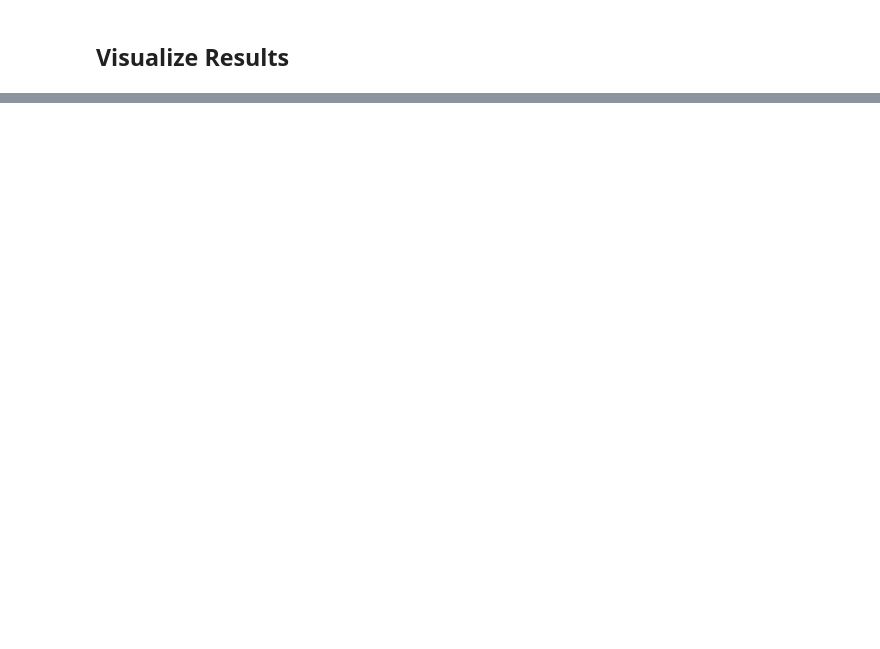
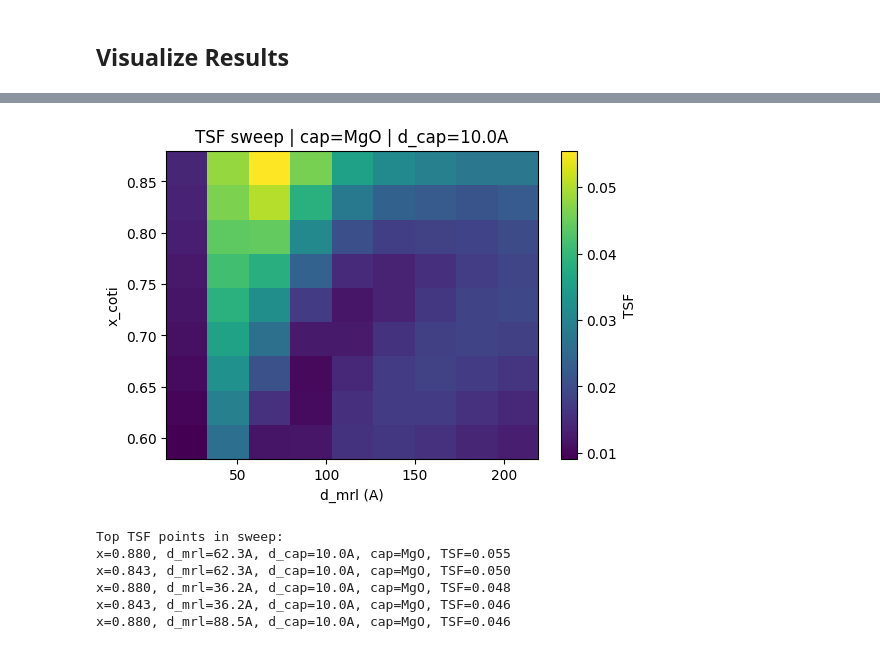
Before and after one commit to majkolla/Optimization-of-Magnetic-Reference-Layer, a Jupyter notebook: src/Notebooks/Solver.ipynb, the cells around one changed output, grey strips where cells are left out. Cells and saved outputs as stored; diff of their text form; code cells hidden in the pictures; blank space fills up the shorter version.

```diff
--- a/src/Notebooks/Solver.ipynb
+++ b/src/Notebooks/Solver.ipynb
@@ -287,0 +563,48 @@ plt.show()
+# %%
+x_vals = np.linspace(
+    max(bounds_x.lo, plot_params["x_coti"] - 0.15),
+    min(bounds_x.hi, plot_params["x_coti"] + 0.15),
+    9,
+)
+d_vals = np.linspace(
+    max(bounds_d.lo, plot_params["d_mrl"] - 150.0),
+    min(bounds_d.hi, plot_params["d_mrl"] + 150.0),
+    9,
+)
+
+tsf_grid, tsf_rows = tsf_sweep(
+    problem=problem,
+    x_values=x_vals,
+    d_mrl_values=d_vals,
+    d_cap=plot_params["d_cap"],
+    cap=plot_params["cap"],
+)
+
+fig, ax = plt.subplots(figsize=(6, 4))
+im = ax.imshow(
+    tsf_grid,
+    origin="lower",
+    aspect="auto",
+    extent=[d_vals.min(), d_vals.max(), x_vals.min(), x_vals.max()],
+)
+ax.set_xlabel("d_mrl (A)")
+ax.set_ylabel("x_coti")
+ax.set_title(f"TSF sweep | cap={plot_params['cap']} | d_cap={plot_params['d_cap']:.1f}A")
+fig.colorbar(im, ax=ax, label="TSF")
+plt.show()
+
+top = sorted(tsf_rows, key=lambda r: r["tsf"], reverse=True)[:5]
+print("Top TSF points in sweep:")
+for row in top:
+    print(
+        f"x={row['x_coti']:.3f}, d_mrl={row['d_mrl']:.1f}A, "
+        f"d_cap={row['d_cap']:.1f}A, cap={row['cap']}, TSF={row['tsf']:.3f}"
+    )
+# %% [output]
+[figure, added]
+Top TSF points in sweep:
+x=0.880, d_mrl=62.3A, d_cap=10.0A, cap=MgO, TSF=0.055
+x=0.843, d_mrl=62.3A, d_cap=10.0A, cap=MgO, TSF=0.050
+x=0.880, d_mrl=36.2A, d_cap=10.0A, cap=MgO, TSF=0.048
+x=0.843, d_mrl=36.2A, d_cap=10.0A, cap=MgO, TSF=0.046
+x=0.880, d_mrl=88.5A, d_cap=10.0A, cap=MgO, TSF=0.046
```
Also changed, not shown: parts of 13 cells of this notebook.
